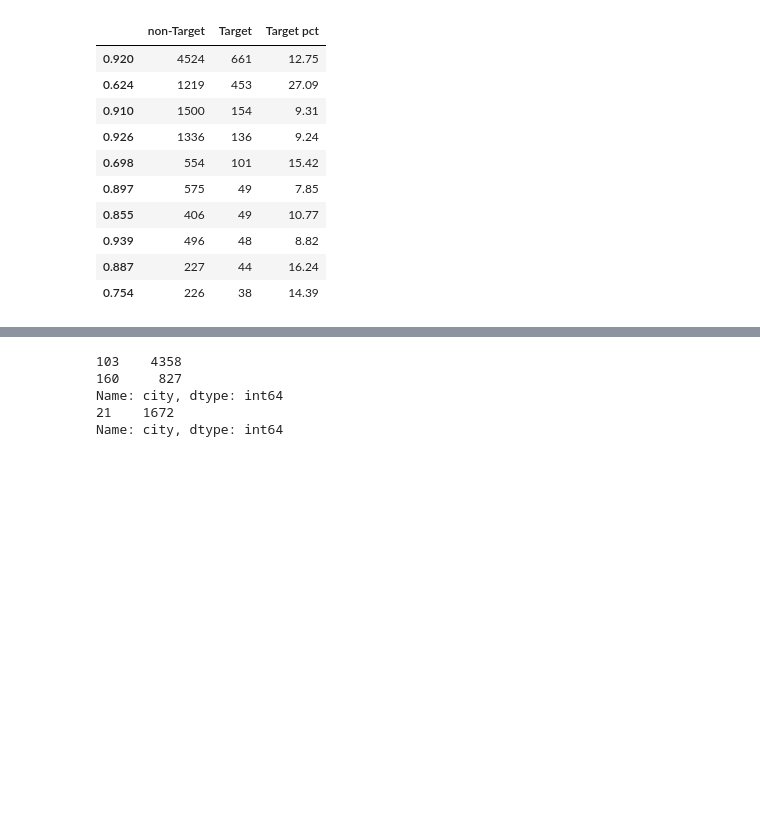
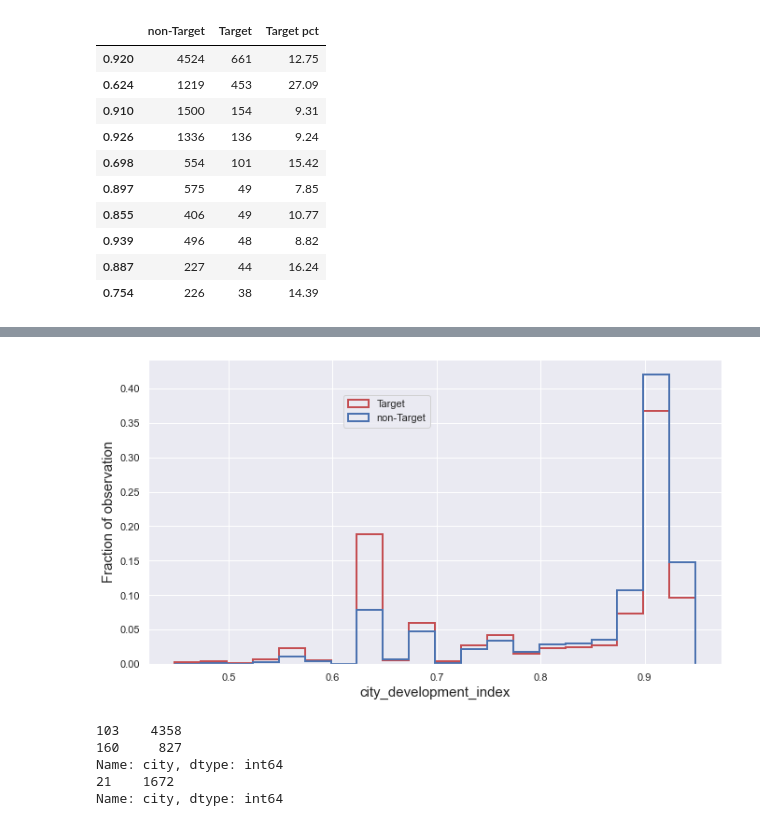
Before and after one commit to yoyo6022/Detecting_Potential_Candidate_Springboard_Capstone2, a Jupyter notebook: notebooks/Detecting Potential Candidate_Part1(01.01-06.04.03).ipynb, the cells around one changed output, grey strips where cells are left out. Cells and saved outputs as stored; diff of their text form; code cells hidden in the pictures; blank space fills up the shorter version.

```diff
--- a/notebooks/Detecting Potential Candidate_Part1(01.01-06.04.03).ipynb
+++ b/notebooks/Detecting Potential Candidate_Part1(01.01-06.04.03).ipynb
@@ -867,3 +866,31 @@ create_hist_withquantile(df, 'city_development_index', 20)
+# %%
+# Normalized histogram for city_development_index
+fig, ax = plt.subplots(figsize=(11,6))
+weights_1 = np.ones_like(df[df['target']==1].city_development_index.index)/len(df[df['target']==1].city_development_index.index)
+df[df['target']==1].city_development_index.plot(kind='hist',bins=20, color='r',
+                                                          label='Target',
+                                                          histtype='step',
+                                                          stacked=False,
+                                                          lw=2,
+                                                          weights=weights_1,
+                                                          ax=ax)
+
+
+
+weights_2 = np.ones_like(df[df['target']==0].city_development_index.index)/len(df[df['target']==0].city_development_index.index)
+df[df['target']==0].city_development_index.plot(kind='hist',bins=20, label='non-Target',
+                                                              histtype='step',
+                                                              stacked=False,
+                                                              lw=2,
+                                                              weights=weights_2,
+                                                              ax=ax)
+
+plt.xlabel('city_development_index', fontsize=15)
+plt.ylabel('Fraction of observation', fontsize=15)
+plt.legend(loc='upper right', bbox_to_anchor=(0.5, 0.9))
+plt.show()
+# %% [output]
+[figure, added]
 # %%
 print(df[df.city_development_index == 0.920].city.value_counts())
 print(df[df.city_development_index == 0.624].city.value_counts())
```
Also changed, not shown: parts of 9 cells of this notebook, 2 other files.
